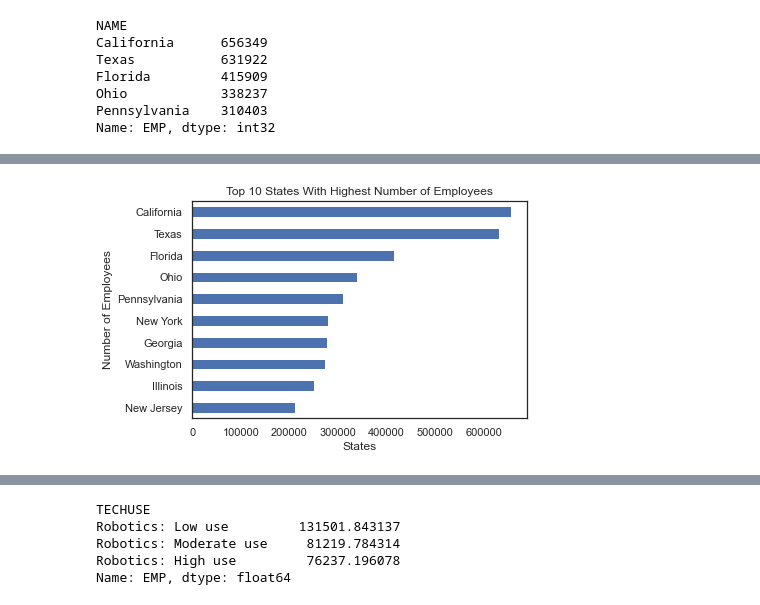
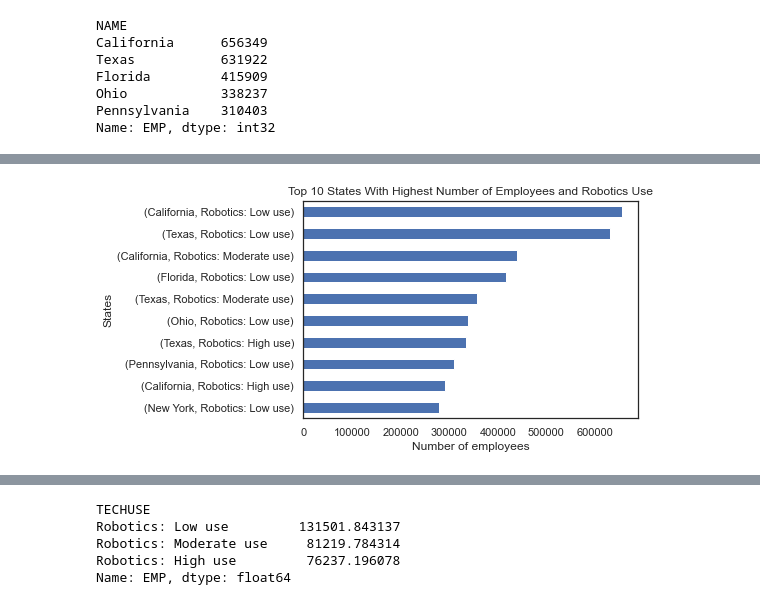
Before and after one commit to OnionYams/M8-Assess, a Jupyter notebook: mikhaela_analysis.ipynb, the cells around one changed output, grey strips where cells are left out. Saved outputs shown, nothing was run; the diff lists cells and outputs as text; code cells hidden in the pictures.

Commit message:
Cleaned up code and graphs

```diff
--- a/mikhaela_analysis.ipynb
+++ b/mikhaela_analysis.ipynb
@@ -135,11 +149,11 @@ Name: EMP, dtype: int32
 # %%
-
-ax = emp_state[:10].plot(x='NAME', kind="barh")
+#viewing the data in a graph
+ax = emp_state_tech[:10].plot(x='NAME', kind="barh")
 sns.set(style="white")
-plt.title('Top 10 States With Highest Number of Employees')
-plt.xlabel('States')
-plt.ylabel('Number of Employees')
+plt.title('Top 10 States With Highest Number of Employees and Robotics Use')
+plt.xlabel('Number of employees')
+plt.ylabel('States')
 plt.gca().invert_yaxis()
 plt.show()
 # %% [output]
-[figure, old version]
+[figure, new version]
```
Also changed, not shown: parts of 22 cells of this notebook.
